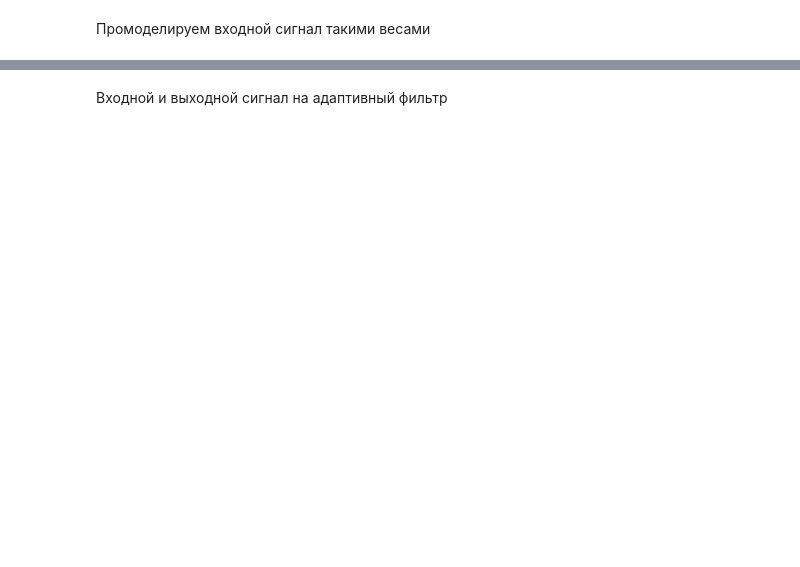
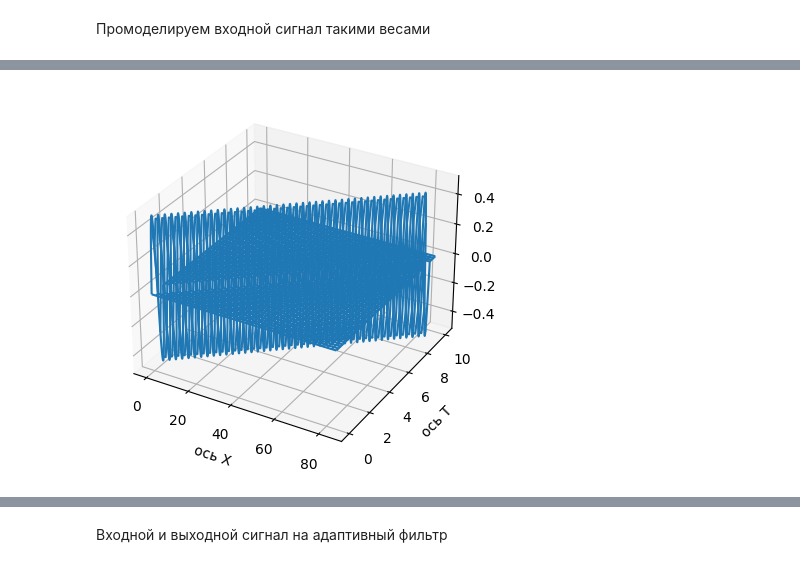
Before and after one commit to dd114/Adaptive-filter-1, a Jupyter notebook: Adaptive-filter-1.ipynb, the cells around one changed output, grey strips where cells are left out. Saved outputs shown, nothing was run; the diff lists cells and outputs as text; code cells hidden in the pictures; blank space fills up the shorter version.

```diff
--- a/Adaptive-filter-1.ipynb
+++ b/Adaptive-filter-1.ipynb
@@ -90,0 +131,9 @@ second_input = processing_of_signal(first_input, processing_weights)
+# %%
+ax = plt.axes(projection='3d')
+ax.plot_wireframe(xgrid, tgrid, second_input.T)
+# ax.plot(tgrid, xgrid, tempU.reshape((len(np.unique(tempT)), len(np.unique(tempX)))))
+plt.xlabel("ось X")
+plt.ylabel("ось T")
+plt.show()
+# %% [output]
+[figure, added]
```
Also changed, not shown: parts of 23 cells of this notebook.
